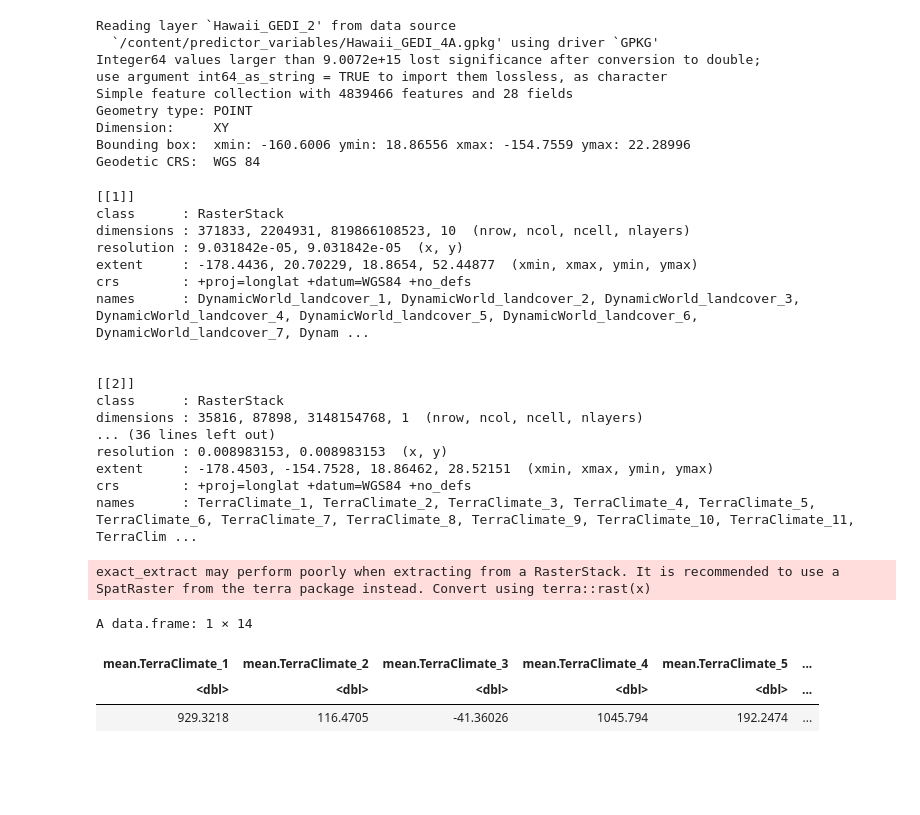
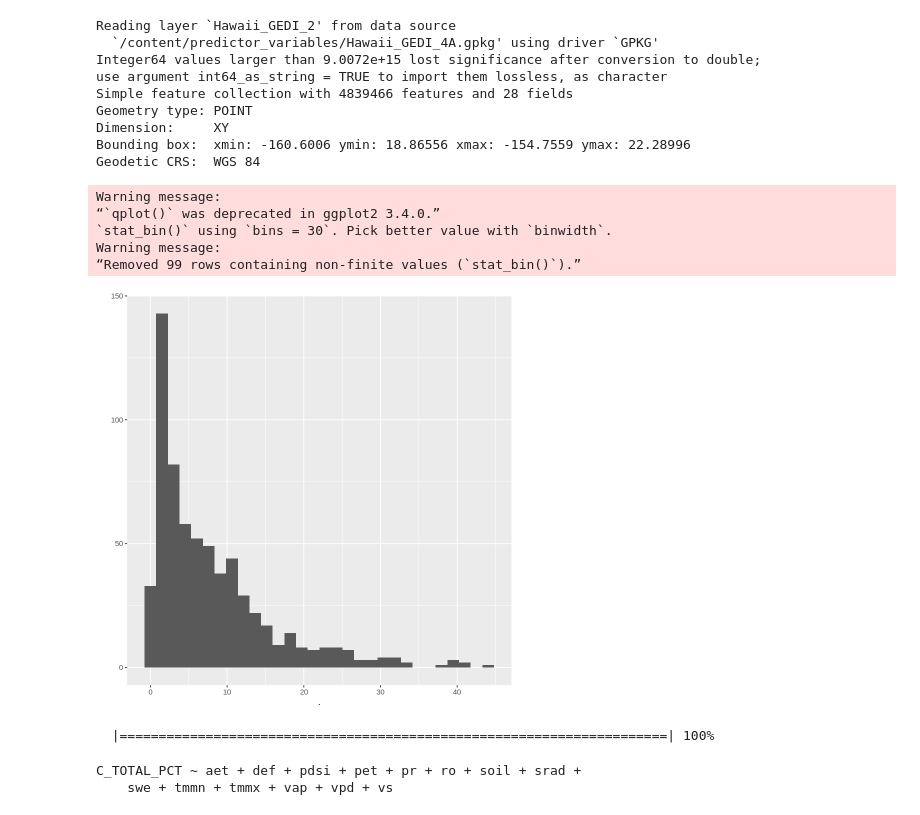
Before and after one commit to seismosmsr/hawaii_soils, a Jupyter notebook: Hawaii_Soils.ipynb, the cells around one changed output. Saved outputs shown, nothing was run; the diff lists cells and outputs as text; code cells hidden in the pictures; blank space fills up the shorter version.

```diff
--- a/Hawaii_Soils.ipynb
+++ b/Hawaii_Soils.ipynb
@@ -252,3 +244,7 @@ File downloaded:
 Saved locally as:
 
 • /content/predictor_variables/DynamicWorld_landcover/Average_Land_Cover_Buffer_2000m_2021_to_2022.tif
+# %%
+  # https://drive.google.com/file/d/1ryTzWz0t9mgI5ynPvMzM21D135dLJvWv/view?usp=drive_link
+drive_download(as_id('1ryTzWz0t9mgI5ynPvMzM21D135dLJvWv'), path = paste0('/content/fia.gpkg'), overwrite = TRUE)
+fia_dt <-  st_read('/content/fia.gpkg')
@@ -332,4 +342,13 @@ Geometry type: POINT
 Dimension:     XY
 Bounding box:  xmin: -160.6006 ymin: 18.86556 xmax: -154.7559 ymax: 22.28996
 Geodetic CRS:  WGS 84
+# %%
+fia_dt[,c('C_TOTAL_PCT','geom')]$C_TOTAL_PCT %>% qplot
+# %% [output]
+Warning message:
+“`qplot()` was deprecated in ggplot2 3.4.0.”
+`stat_bin()` using `bins = 30`. Pick better value with `binwidth`.
+Warning message:
+“Removed 99 rows containing non-finite values (`stat_bin()`).”
+[figure, added]
 # %%
@@ -337,28 +356,4 @@ example_poly <- gedi_dt[l4_quality_flag ==1 &agbd<600][1001,] %>% st_as_sf() %>%
-# %%
-raster_list
-# %% [output]
-[[1]]
-class      : RasterStack
-dimensions : 371833, 2204931, 819866108523, 10  (nrow, ncol, ncell, nlayers)
-resolution : 9.031842e-05, 9.031842e-05  (x, y)
-extent     : -178.4436, 20.70229, 18.8654, 52.44877  (xmin, xmax, ymin, ymax)
-crs        : +proj=longlat +datum=WGS84 +no_defs
-names      : DynamicWorld_landcover_1, DynamicWorld_landcover_2, DynamicWorld_landcover_3, DynamicWorld_landcover_4, DynamicWorld_landcover_5, DynamicWorld_landcover_6, DynamicWorld_landcover_7, Dynam ...
-
-
-[[2]]
-class      : RasterStack
-dimensions : 35816, 87898, 3148154768, 1  (nrow, ncol, ncell, nlayers)
-... (36 lines left out)
-resolution : 0.008983153, 0.008983153  (x, y)
-extent     : -178.4503, -154.7528, 18.86462, 28.52151  (xmin, xmax, ymin, ymax)
-crs        : +proj=longlat +datum=WGS84 +no_defs
-names      : TerraClimate_1, TerraClimate_2, TerraClimate_3, TerraClimate_4, TerraClimate_5, TerraClimate_6, TerraClimate_7, TerraClimate_8, TerraClimate_9, TerraClimate_10, TerraClimate_11, TerraClim ...
 # %%
-exact_extract(raster_list[[6]],example_poly %>% st_as_sf,'mean')
+rf_dt <- data.table(example_poly,exact_extract(raster_list[[6]],example_poly %>% st_as_sf,'mean') %>% data.table)
 # %% [output]
-exact_extract may perform poorly when extracting from a RasterStack. It is recommended to use a SpatRaster from the terra package instead. Convert using terra::rast(x)
+  |======================================================================| 100%
-A data.frame: 1 × 14
-| mean.TerraClimate_1 | mean.TerraClimate_2 | mean.TerraClimate_3 | mean.TerraClimate_4 | mean.TerraClimate_5 | ... |
-| <dbl> | <dbl> | <dbl> | <dbl> | <dbl> | ... |
-| 929.3218 | 116.4705 | -41.36026 | 1045.794 | 192.2474 | ... |
@@ -364,0 +362,6 @@ A data.frame: 1 × 14
+# %%
+rf_form <- as.formula(paste0('C_TOTAL_PCT~',paste((rf_dt %>% names)[-c(1,2)],collapse = '+')))
+rf_form
+# %% [output]
+C_TOTAL_PCT ~ aet + def + pdsi + pet + pr + ro + soil + srad +
+    swe + tmmn + tmmx + vap + vpd + vs
```
Also changed, not shown: parts of 13 cells of this notebook.
